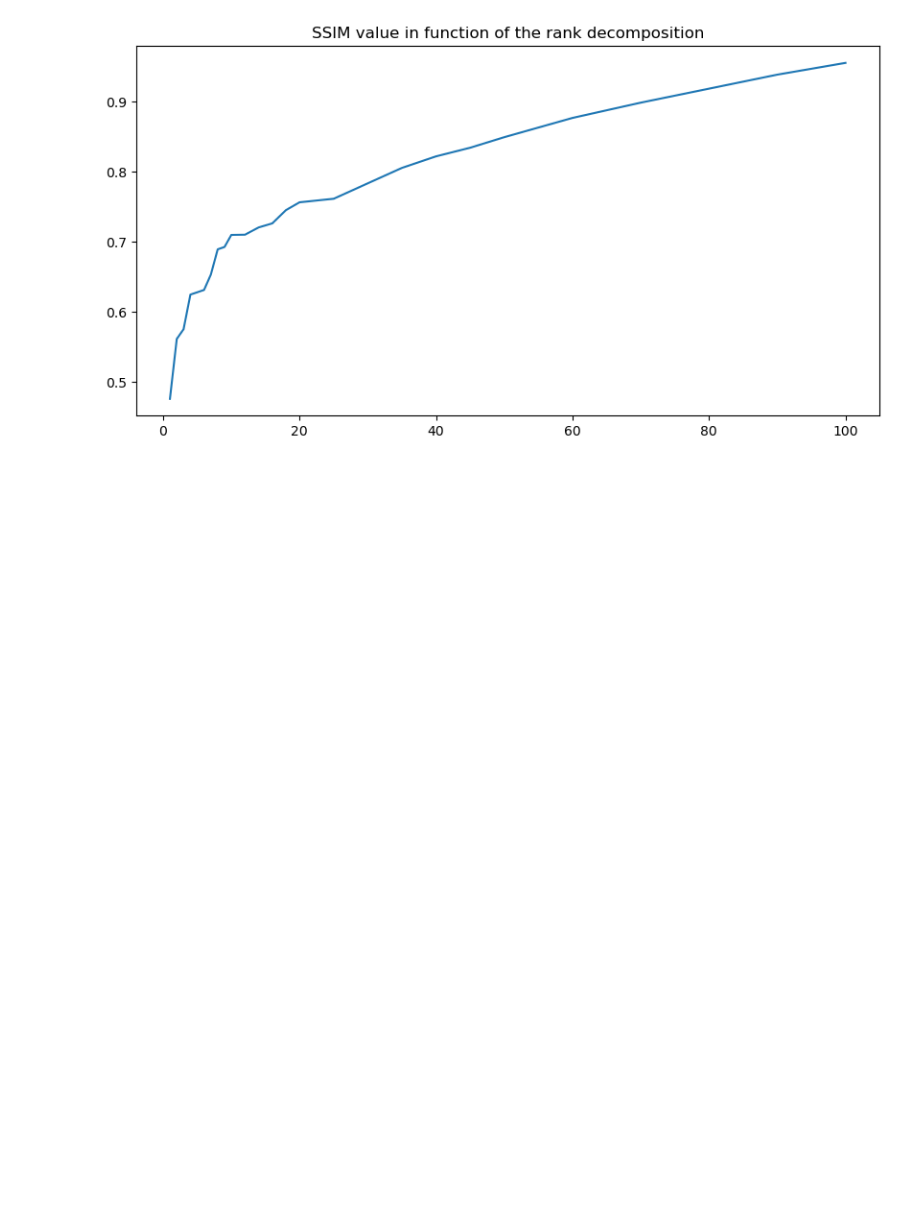
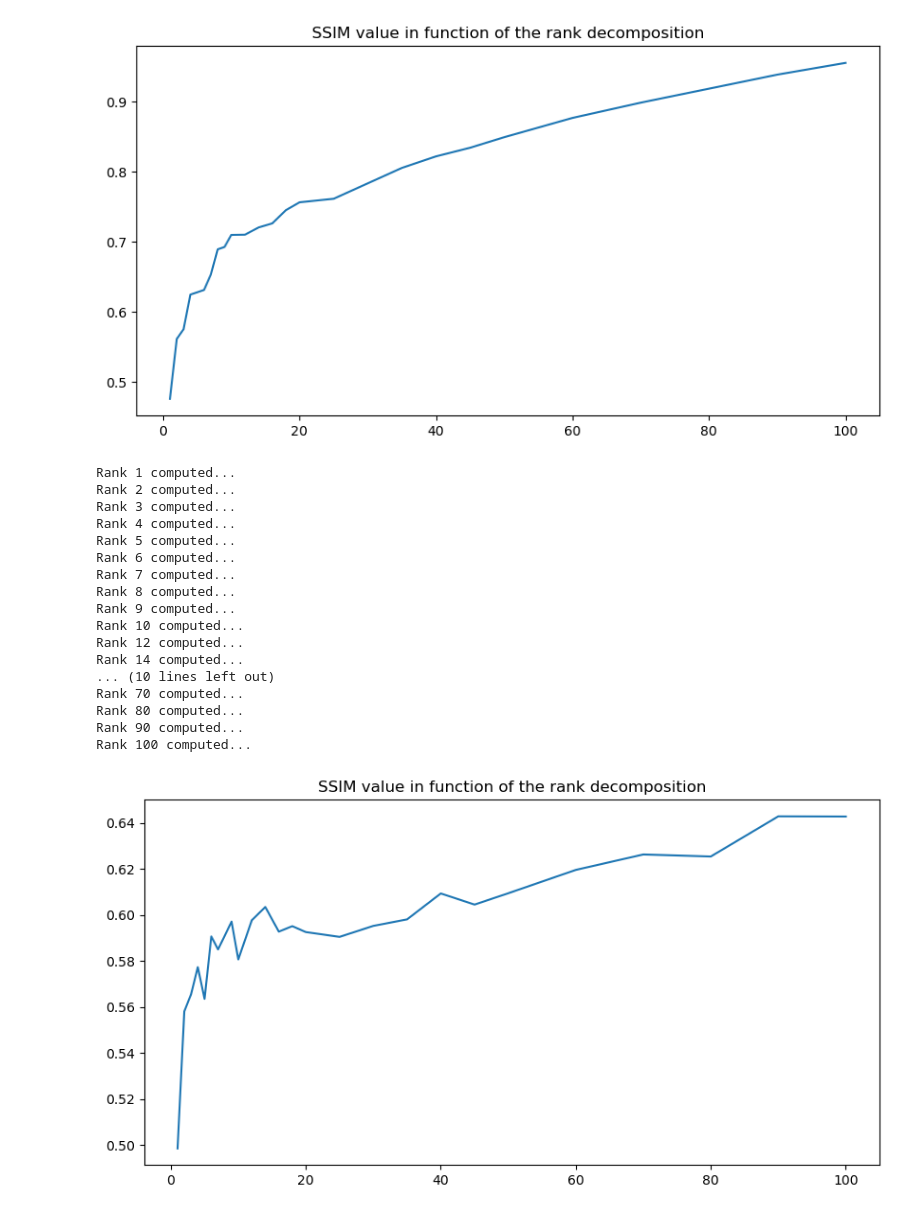
Before and after one commit to Oscosc/Projet-TSAI-2025, a Jupyter notebook: src/tensor_rank_decomposition.ipynb, the cells around one changed output. Drawn from its saved outputs; the diff is of its cells as text; code cells hidden in the pictures; blank space fills up the shorter version.

```diff
--- a/src/tensor_rank_decomposition.ipynb
+++ b/src/tensor_rank_decomposition.ipynb
@@ -117,3 +117,27 @@ Rank 80 computed...
 Rank 90 computed...
 Rank 100 computed...
 [figure]
+# %%
+image2 = plt.imread("../data/tensor_decomposition/graffiti-pokemon-toulouse.jpg")
+image2 = tl.tensor(image2, dtype='float64')
+
+plot_rank_ssim(image2)
+# %% [output]
+Rank 1 computed...
+Rank 2 computed...
+Rank 3 computed...
+Rank 4 computed...
+Rank 5 computed...
+Rank 6 computed...
+Rank 7 computed...
+Rank 8 computed...
+Rank 9 computed...
+Rank 10 computed...
+Rank 12 computed...
+Rank 14 computed...
+... (10 lines left out)
+Rank 70 computed...
+Rank 80 computed...
+Rank 90 computed...
+Rank 100 computed...
+[figure, added]
```
Also changed, not shown: parts of 2 cells of this notebook, 1 other file.
